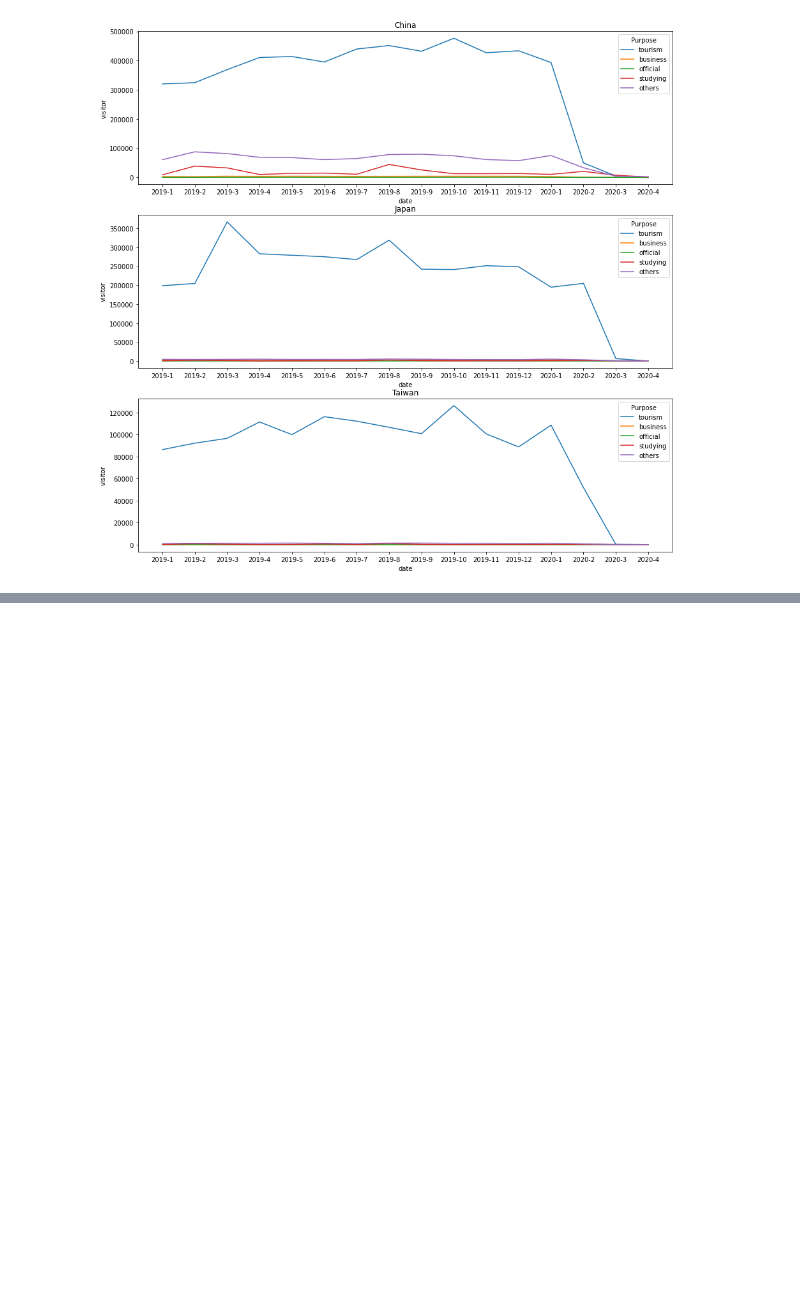
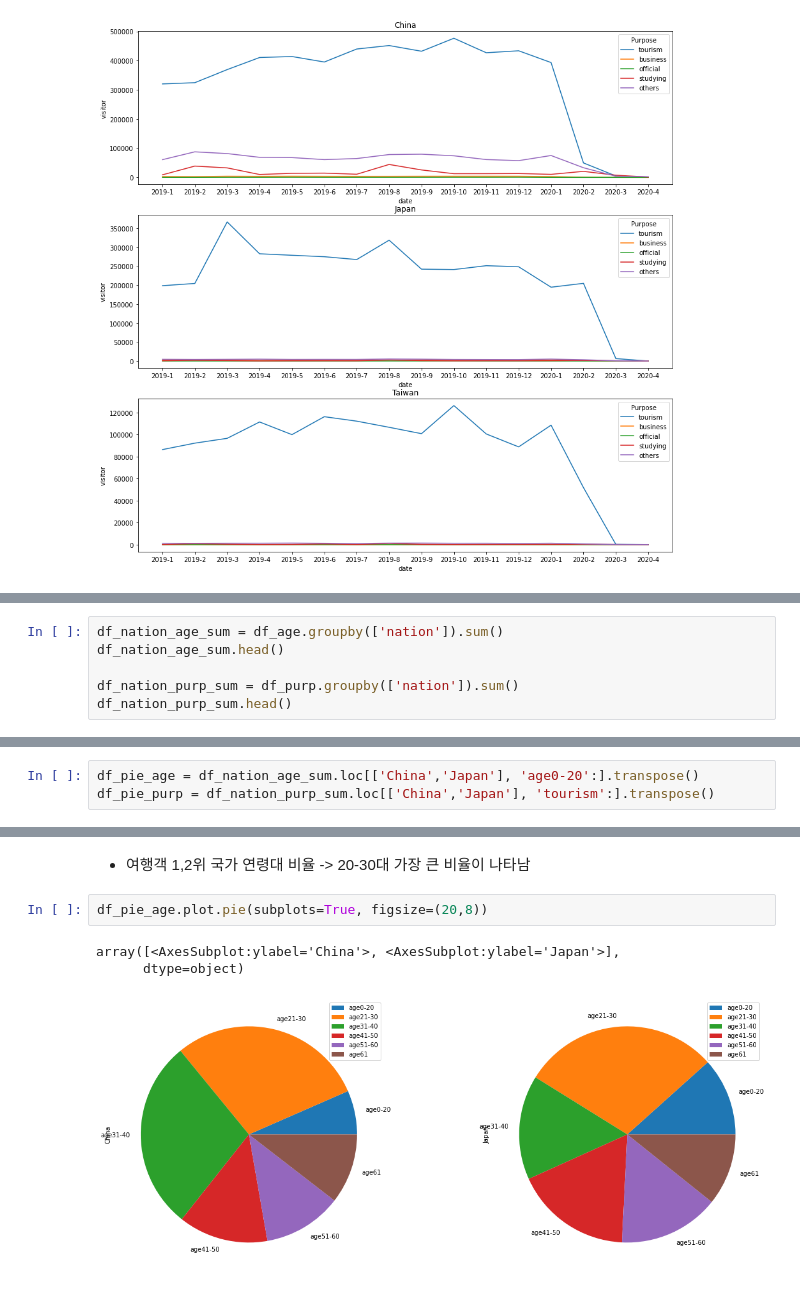
Before and after one commit to Caligo46/aiffel_lms, a Jupyter notebook: 20211021_presentation.ipynb, the cells around one changed output, grey strips where cells are left out. Drawn from its saved outputs; the diff is of its cells as text; blank space fills up the shorter version.

```diff
--- a/20211021_presentation.ipynb
+++ b/20211021_presentation.ipynb
@@ -214,0 +250,6 @@ multi_graph_nation_gender(df_gender, nations)   # 그래프 플로팅
+# %%
+df_nation_age_sum = df_age.groupby(['nation']).sum()
+df_nation_age_sum.head()
+
+df_nation_purp_sum = df_purp.groupby(['nation']).sum()
+df_nation_purp_sum.head()
@@ -214,0 +264,3 @@ multi_graph_nation_gender(df_gender, nations)   # 그래프 플로팅
+# %%
+df_pie_age = df_nation_age_sum.loc[['China','Japan'], 'age0-20':].transpose()
+df_pie_purp = df_nation_purp_sum.loc[['China','Japan'], 'tourism':].transpose()
@@ -214,0 +277,8 @@ multi_graph_nation_gender(df_gender, nations)   # 그래프 플로팅
+# %% [markdown]
+* 여행객 1,2위 국가 연령대 비율 -> 20-30대 가장 큰 비율이 나타남
+# %%
+df_pie_age.plot.pie(subplots=True, figsize=(20,8))
+# %% [output]
+array([<AxesSubplot:ylabel='China'>, <AxesSubplot:ylabel='Japan'>],
+      dtype=object)
+[figure, added]
```
Also changed, not shown: parts of 14 cells of this notebook.
